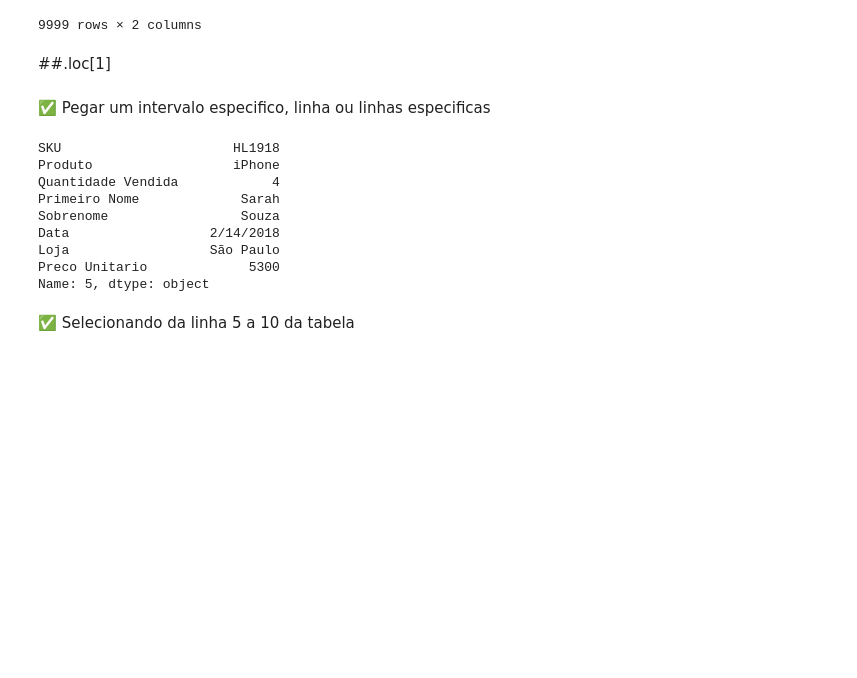
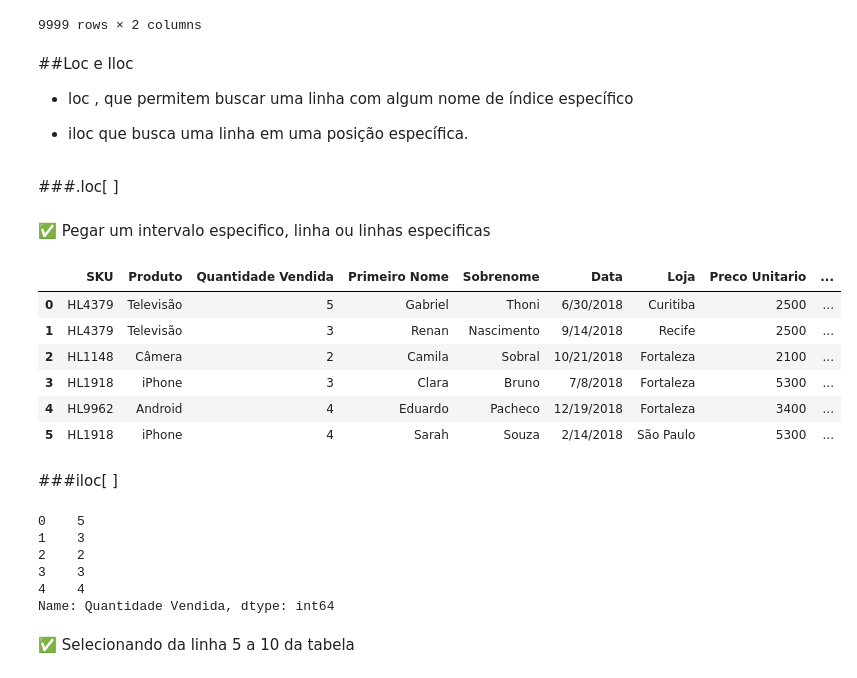
Before and after one commit to LukeCruz/data-vizualization-pandas, a Jupyter notebook: data_vizualization_pandas.ipynb, the cells around one changed output. Saved outputs shown, nothing was run; the diff lists cells and outputs as text; code cells hidden in the pictures; blank space fills up the shorter version.

```diff
--- a/data_vizualization_pandas.ipynb
+++ b/data_vizualization_pandas.ipynb
@@ -129,23 +198,39 @@ display(vendas_loja)
 | 9997 | Porto Alegre | 4 |
 | 9998 | Curitiba | 1 |
 9999 rows × 2 columns
+# %% [markdown]
+##Loc e Iloc
+
+  * loc , que permitem buscar uma linha com algum nome de índice específico
+
+  * iloc que busca uma linha em uma posição específica.
 # %% [markdown]
-##.loc[1]
+###.loc[ ]
 # %% [markdown]
 ✅ Pegar um intervalo especifico, linha ou linhas especificas
 # %%
-linha = vendas_df.loc[5]
+linha = vendas_df.loc[:5]
 display(linha)
 # %% [output]
-SKU                      HL1918
-Produto                  iPhone
-Quantidade Vendida            4
-Primeiro Nome             Sarah
-Sobrenome                 Souza
-Data                  2/14/2018
-Loja                  São Paulo
-Preco Unitario             5300
-Name: 5, dtype: object
+|  | SKU | Produto | Quantidade Vendida | Primeiro Nome | Sobrenome | Data | Loja | Preco Unitario | ... |
+| 0 | HL4379 | Televisão | 5 | Gabriel | Thoni | 6/30/2018 | Curitiba | 2500 | ... |
+| 1 | HL4379 | Televisão | 3 | Renan | Nascimento | 9/14/2018 | Recife | 2500 | ... |
+| 2 | HL1148 | Câmera | 2 | Camila | Sobral | 10/21/2018 | Fortaleza | 2100 | ... |
+| 3 | HL1918 | iPhone | 3 | Clara | Bruno | 7/8/2018 | Fortaleza | 5300 | ... |
+| 4 | HL9962 | Android | 4 | Eduardo | Pacheco | 12/19/2018 | Fortaleza | 3400 | ... |
+| 5 | HL1918 | iPhone | 4 | Sarah | Souza | 2/14/2018 | São Paulo | 5300 | ... |
+# %% [markdown]
+###iloc[ ]
+# %%
+linha2 = vendas_df.iloc[:5,2]
+display(linha2)
+# %% [output]
+0    5
+1    3
+2    2
+3    3
+4    4
+Name: Quantidade Vendida, dtype: int64
 # %% [markdown]
 ✅ Selecionando da linha 5 a 10 da tabela
 # %%
```
Also changed, not shown: parts of 19 cells of this notebook.
